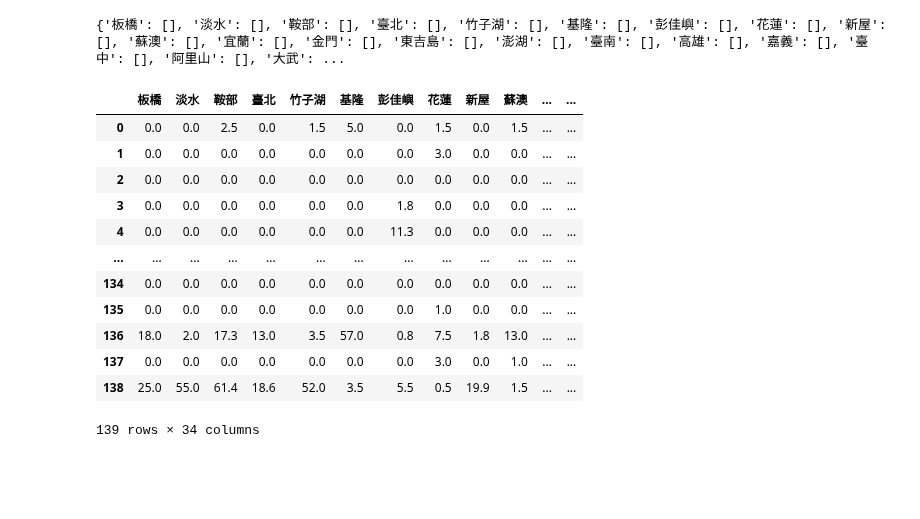
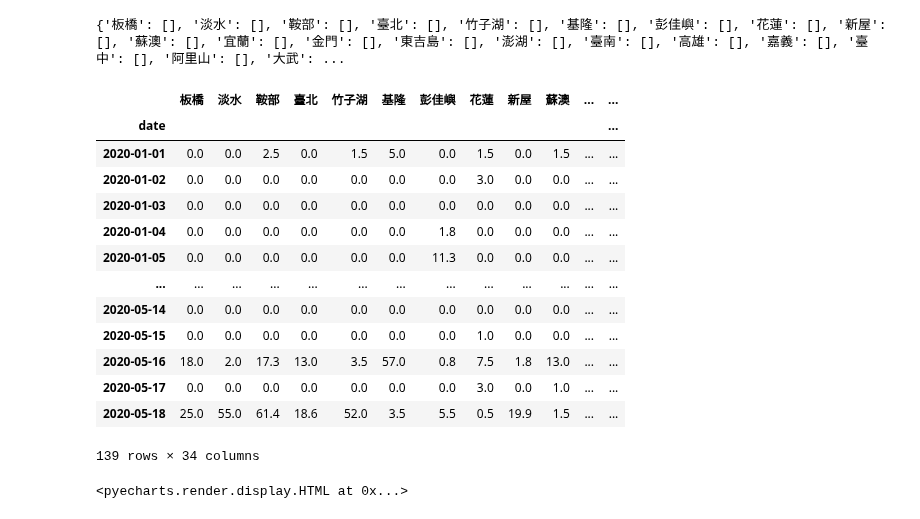
Before and after one commit to jiangsir/PythonBasic, a Jupyter notebook: Pandas基礎用法.ipynb, the cells around one changed output. Cells and saved outputs as stored; diff of their text form; code cells hidden in the pictures; blank space fills up the shorter version.

```diff
--- a/Pandas基礎用法.ipynb
+++ b/Pandas基礎用法.ipynb
@@ -993,35 +1014,55 @@ print(dict)
 # %%
 # C-B0025-001-每日雨量-局屬地面測站每日雨量資料.json
 
 import pandas as pd
 import os, json
 
 filename = os.path.join("datas", 'C-B0025-001-每日雨量-局屬地面測站每日雨量資料.json')
 
 with open(filename, 'r', encoding='UTF-8') as f:
     datas = json.loads(f.read())
 
 locations = datas['cwbdata']['resources']['resource']['data']['surfaceObs']['location']
 dict = {}
+#dict['date'] = stationObsTimes[0]['weatherElements']['dataDate']
 for location in locations:
+    dict['date'] = []
     dict[location['station']['stationName']] = []
     stationObsTimes = location['stationObsTimes']['stationObsTime']
     for stationObsTime in stationObsTimes:
+        dict['date'].append(stationObsTime['dataDate'])
         dict[location['station']['stationName']].append(stationObsTime['weatherElements']['precipitation'])
 
 df = pd.DataFrame(dict)
+df.set_index('date', inplace=True)
 display(df)
+
+import pyecharts.options as opts
+from pyecharts.charts import Line
+from pyecharts.faker import Faker
+
+c = (
+    Line(init_opts=opts.InitOpts(width="3600px")) ## 設定圖表寬度
+    .add_xaxis(dict['date']) ## 設定 x 軸標示
+    .add_yaxis('日月潭', df['日月潭'])
+    .add_yaxis('板橋', df['板橋'])
+    .set_global_opts(title_opts=opts.TitleOpts(title="Line-基本示例"))
+)
+
+c.render_notebook()
 # %% [output]
 |  | 板橋 | 淡水 | 鞍部 | 臺北 | 竹子湖 | 基隆 | 彭佳嶼 | 花蓮 | 新屋 | 蘇澳 | ... | ... |
-| 0 | 0.0 | 0.0 | 2.5 | 0.0 | 1.5 | 5.0 | 0.0 | 1.5 | 0.0 | 1.5 | ... | ... |
-| 1 | 0.0 | 0.0 | 0.0 | 0.0 | 0.0 | 0.0 | 0.0 | 3.0 | 0.0 | 0.0 | ... | ... |
-| 2 | 0.0 | 0.0 | 0.0 | 0.0 | 0.0 | 0.0 | 0.0 | 0.0 | 0.0 | 0.0 | ... | ... |
-| 3 | 0.0 | 0.0 | 0.0 | 0.0 | 0.0 | 0.0 | 1.8 | 0.0 | 0.0 | 0.0 | ... | ... |
-| 4 | 0.0 | 0.0 | 0.0 | 0.0 | 0.0 | 0.0 | 11.3 | 0.0 | 0.0 | 0.0 | ... | ... |
+| date |  |  |  |  |  |  |  |  |  |  |  | ... |
+| 2020-01-01 | 0.0 | 0.0 | 2.5 | 0.0 | 1.5 | 5.0 | 0.0 | 1.5 | 0.0 | 1.5 | ... | ... |
+| 2020-01-02 | 0.0 | 0.0 | 0.0 | 0.0 | 0.0 | 0.0 | 0.0 | 3.0 | 0.0 | 0.0 | ... | ... |
+| 2020-01-03 | 0.0 | 0.0 | 0.0 | 0.0 | 0.0 | 0.0 | 0.0 | 0.0 | 0.0 | 0.0 | ... | ... |
+| 2020-01-04 | 0.0 | 0.0 | 0.0 | 0.0 | 0.0 | 0.0 | 1.8 | 0.0 | 0.0 | 0.0 | ... | ... |
+| 2020-01-05 | 0.0 | 0.0 | 0.0 | 0.0 | 0.0 | 0.0 | 11.3 | 0.0 | 0.0 | 0.0 | ... | ... |
 | ... | ... | ... | ... | ... | ... | ... | ... | ... | ... | ... | ... | ... |
-| 134 | 0.0 | 0.0 | 0.0 | 0.0 | 0.0 | 0.0 | 0.0 | 0.0 | 0.0 | 0.0 | ... | ... |
-| 135 | 0.0 | 0.0 | 0.0 | 0.0 | 0.0 | 0.0 | 0.0 | 1.0 | 0.0 | 0.0 | ... | ... |
-| 136 | 18.0 | 2.0 | 17.3 | 13.0 | 3.5 | 57.0 | 0.8 | 7.5 | 1.8 | 13.0 | ... | ... |
-| 137 | 0.0 | 0.0 | 0.0 | 0.0 | 0.0 | 0.0 | 0.0 | 3.0 | 0.0 | 1.0 | ... | ... |
-| 138 | 25.0 | 55.0 | 61.4 | 18.6 | 52.0 | 3.5 | 5.5 | 0.5 | 19.9 | 1.5 | ... | ... |
+| 2020-05-14 | 0.0 | 0.0 | 0.0 | 0.0 | 0.0 | 0.0 | 0.0 | 0.0 | 0.0 | 0.0 | ... | ... |
+| 2020-05-15 | 0.0 | 0.0 | 0.0 | 0.0 | 0.0 | 0.0 | 0.0 | 1.0 | 0.0 | 0.0 | ... | ... |
+| 2020-05-16 | 18.0 | 2.0 | 17.3 | 13.0 | 3.5 | 57.0 | 0.8 | 7.5 | 1.8 | 13.0 | ... | ... |
+| 2020-05-17 | 0.0 | 0.0 | 0.0 | 0.0 | 0.0 | 0.0 | 0.0 | 3.0 | 0.0 | 1.0 | ... | ... |
+| 2020-05-18 | 25.0 | 55.0 | 61.4 | 18.6 | 52.0 | 3.5 | 5.5 | 0.5 | 19.9 | 1.5 | ... | ... |
 139 rows × 34 columns
+<pyecharts.render.display.HTML at 0x...>
```
Also changed, not shown: parts of 1 cell of this notebook.
